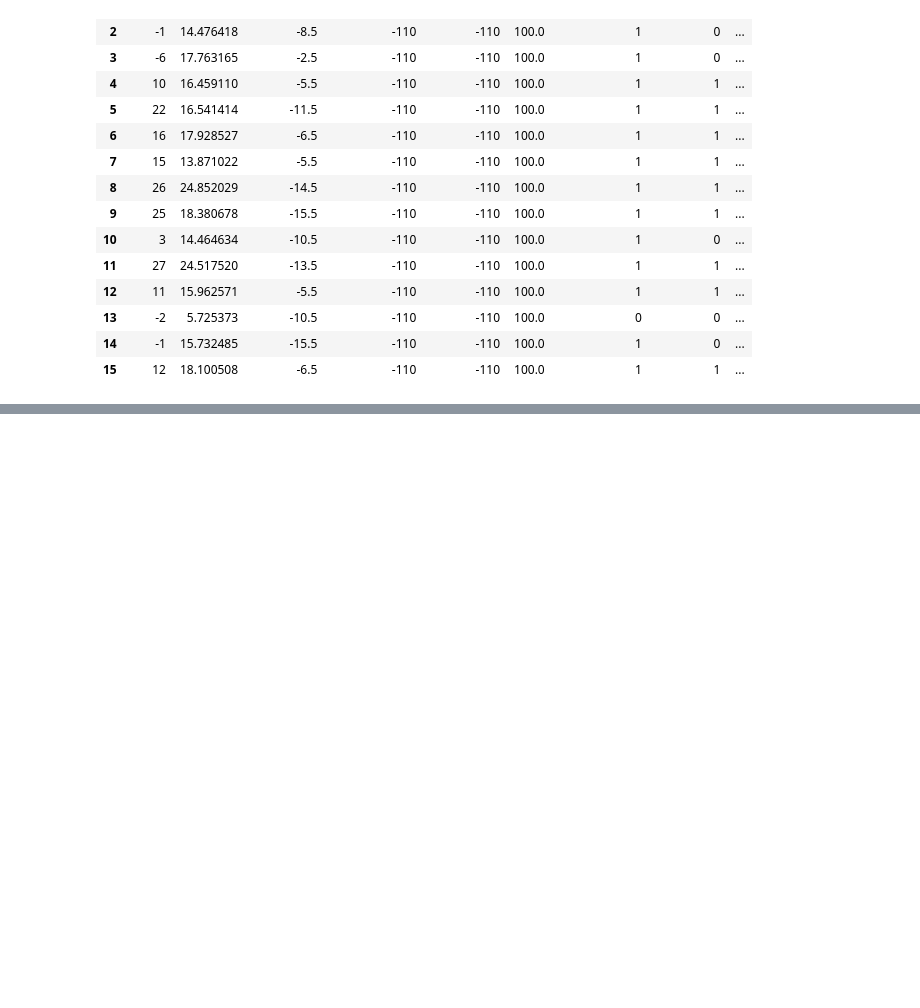
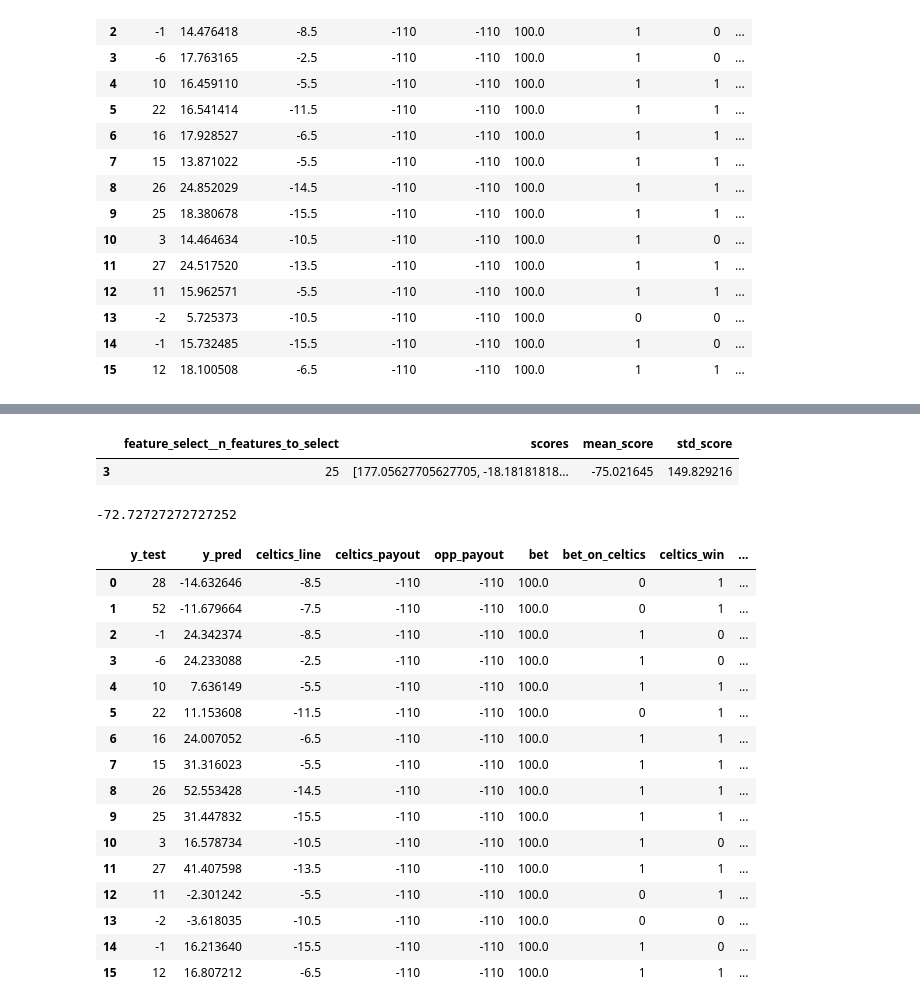
Before and after one commit to michaelparker7/FIN-377-Final-Project, a Jupyter notebook: Scrap.ipynb, the cells around one changed output, grey strips where cells are left out. Saved outputs shown, nothing was run; the diff lists cells and outputs as text; code cells hidden in the pictures; blank space fills up the shorter version.

```diff
--- a/Scrap.ipynb
+++ b/Scrap.ipynb
@@ -804,0 +798,44 @@ make_payout_df(y=y_test,
+# %%
+best_index = results['mean_score'].idxmax()
+results.iloc[best_index].to_frame().T
+# %% [output]
+|  | feature_select__n_features_to_select | scores | mean_score | std_score |
+| 3 | 25 | [177.05627705627705, -18.18181818... | -75.021645 | 149.829216 |
+# %%
+best_pipe = Pipeline(
+    [
+        ('preproc',preproc_pipe),
+        ('feature_select',SequentialFeatureSelector(LinearRegression(),n_features_to_select=25)),
+        ('clf',LinearRegression())
+    ])
+# best_pipe
+# %%
+y_pred = best_pipe.fit(X_train,y_train).predict(X_test)
+custom_profit_score(y_test,y_pred,X_test['Celtics_Spread_Diff'],X_test['Celtics_Spread_Payout'],X_test['Opp_Spread_Payout'],bet_amount)
+# %% [output]
+-72.72727272727252
+# %%
+make_payout_df(y=y_test,
+               y_pred=y_pred,
+               celtics_line=X_test['Celtics_Spread_Diff'],
+               celtics_payout=X_test['Celtics_Spread_Payout'],
+               opp_payout=X_test['Opp_Spread_Payout'],
+               bet=bet_amount)
+# %% [output]
+|  | y_test | y_pred | celtics_line | celtics_payout | opp_payout | bet | bet_on_celtics | celtics_win | ... |
+| 0 | 28 | -14.632646 | -8.5 | -110 | -110 | 100.0 | 0 | 1 | ... |
+| 1 | 52 | -11.679664 | -7.5 | -110 | -110 | 100.0 | 0 | 1 | ... |
+| 2 | -1 | 24.342374 | -8.5 | -110 | -110 | 100.0 | 1 | 0 | ... |
+| 3 | -6 | 24.233088 | -2.5 | -110 | -110 | 100.0 | 1 | 0 | ... |
+| 4 | 10 | 7.636149 | -5.5 | -110 | -110 | 100.0 | 1 | 1 | ... |
+| 5 | 22 | 11.153608 | -11.5 | -110 | -110 | 100.0 | 0 | 1 | ... |
+| 6 | 16 | 24.007052 | -6.5 | -110 | -110 | 100.0 | 1 | 1 | ... |
+| 7 | 15 | 31.316023 | -5.5 | -110 | -110 | 100.0 | 1 | 1 | ... |
+| 8 | 26 | 52.553428 | -14.5 | -110 | -110 | 100.0 | 1 | 1 | ... |
+| 9 | 25 | 31.447832 | -15.5 | -110 | -110 | 100.0 | 1 | 1 | ... |
+| 10 | 3 | 16.578734 | -10.5 | -110 | -110 | 100.0 | 1 | 0 | ... |
+| 11 | 27 | 41.407598 | -13.5 | -110 | -110 | 100.0 | 1 | 1 | ... |
+| 12 | 11 | -2.301242 | -5.5 | -110 | -110 | 100.0 | 0 | 1 | ... |
+| 13 | -2 | -3.618035 | -10.5 | -110 | -110 | 100.0 | 0 | 0 | ... |
+| 14 | -1 | 16.213640 | -15.5 | -110 | -110 | 100.0 | 1 | 0 | ... |
+| 15 | 12 | 16.807212 | -6.5 | -110 | -110 | 100.0 | 1 | 1 | ... |
```
Also changed, not shown: parts of 6 cells of this notebook.
